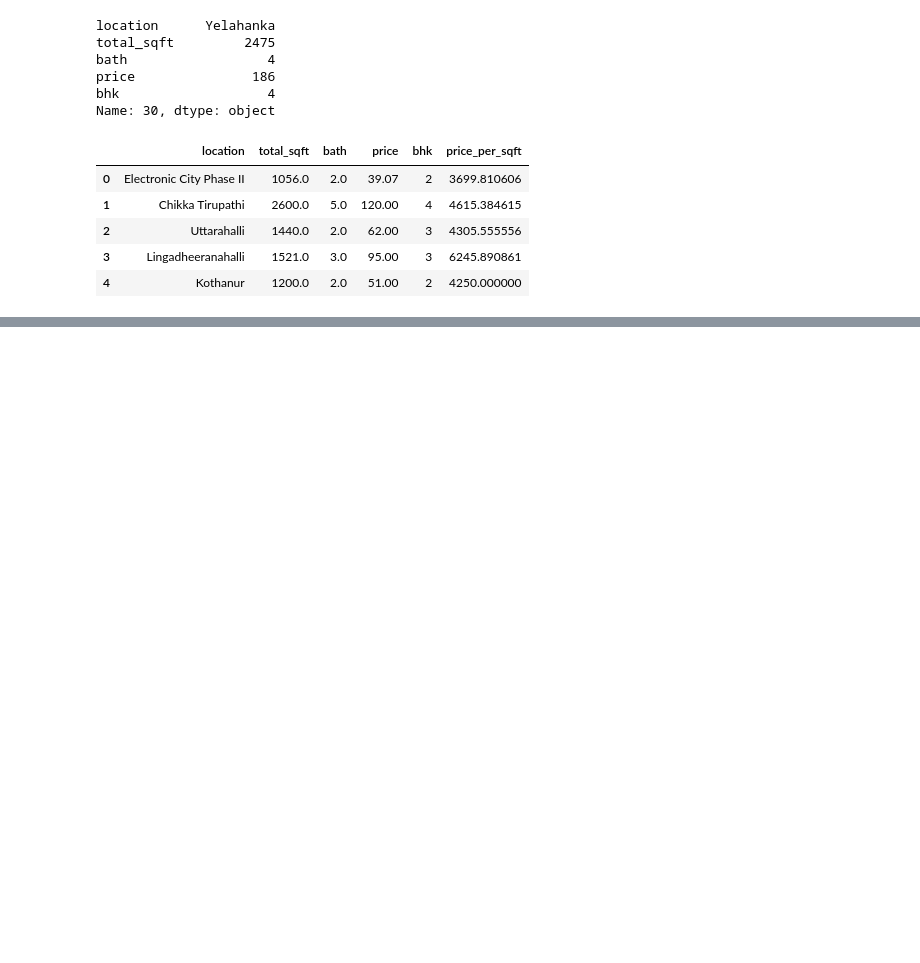
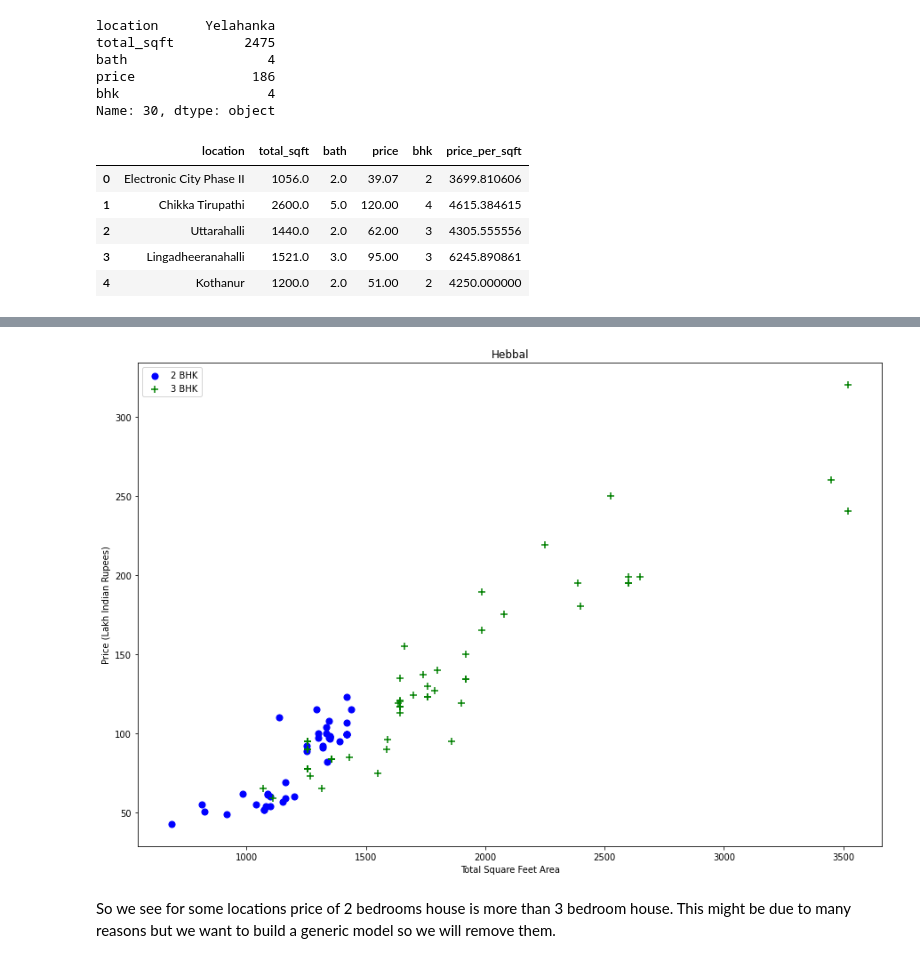
Before and after one commit to ksh168/Machine-Learning-projects, a Jupyter notebook: Banglore real estate price prediction/hpp_model.ipynb, the cells around one changed output, grey strips where cells are left out. Saved outputs shown, nothing was run; the diff lists cells and outputs as text; code cells hidden in the pictures; blank space fills up the shorter version.

```diff
--- a/Banglore real estate price prediction/hpp_model.ipynb
+++ b/Banglore real estate price prediction/hpp_model.ipynb
@@ -207,0 +404,6 @@ df5.head()
+# %%
+plot_scatter(df7, 'Hebbal')
+# %% [output]
+[figure, added]
+# %% [markdown]
+So we see for some locations price of 2 bedrooms house is more than 3 bedroom house. This might be due to many reasons but we want to build a generic model so we will remove them.
```
Also changed, not shown: parts of 65 cells of this notebook, 1 other file.
